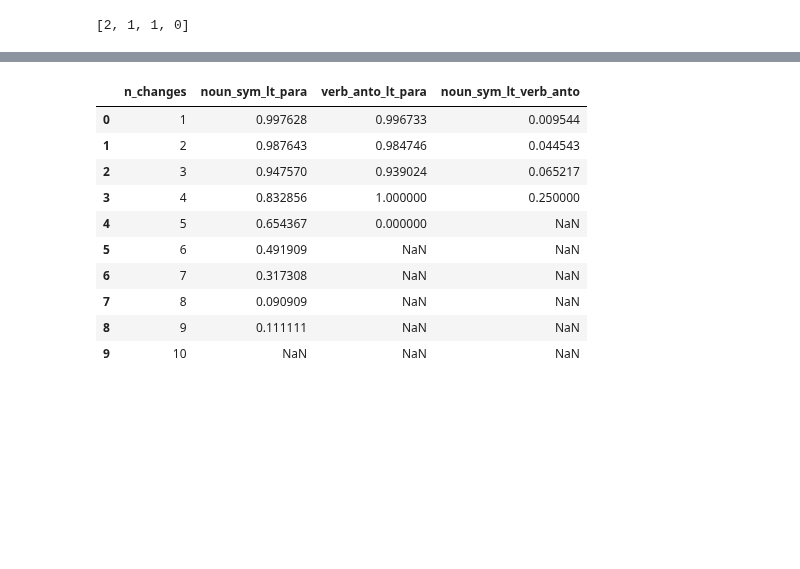
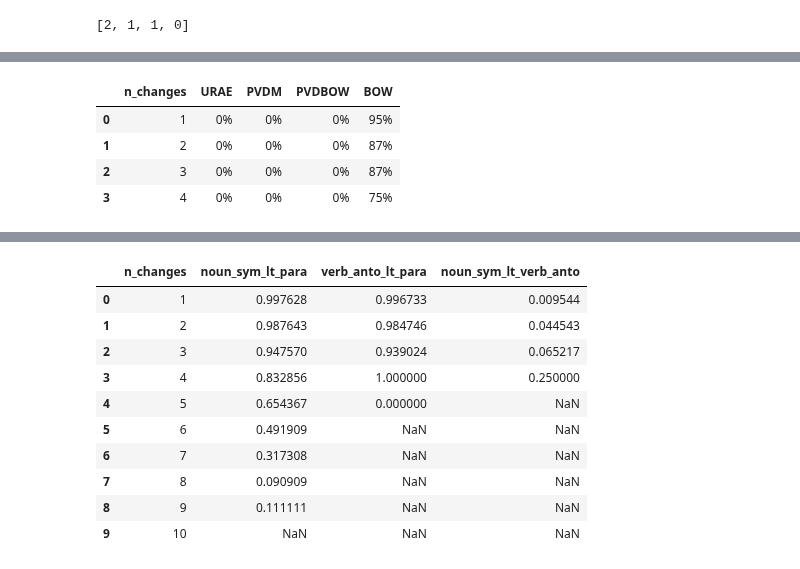
Before and after one commit to oxinabox/phd, a Jupyter notebook: prototypes/Projects/SemanticVsSyntacticEval/results_analysis.ipynb, the cells around one changed output, grey strips where cells are left out. Saved outputs shown, nothing was run; the diff lists cells and outputs as text; code cells hidden in the pictures; blank space fills up the shorter version.

```diff
--- a/prototypes/Projects/SemanticVsSyntacticEval/results_analysis.ipynb
+++ b/prototypes/Projects/SemanticVsSyntacticEval/results_analysis.ipynb
@@ -115 +244,23 @@ random_dists = get_dists_table("outVectors_random.csv")
+# %%
+def anto_eq_sym(dists,max_changes):
+    def inner():
+        for nchanges in range(1,max_changes+1):
+            verb_antos = dists["verb_anto_"+str(nchanges)]
+            noun_syms =  dists["noun_sym_"+str(nchanges)]
+            valid_dists = dists[np.logical_and(pd.notnull(verb_antos), pd.notnull(noun_syms))]
+            yield (verb_antos == noun_syms).sum()/len(valid_dists)
+    return list(inner())
+
+get_results_table(anto_eq_sym, 4,
+                  URAE= rae_dists,
+                  PVDM = wiki_sentence_concat_doc2vec_dists,
+                  PVDBOW = dbow_dists,
+                  BOW = bow_dists
+                 )
+# %% [output]
+|  | n_changes | URAE | PVDM | PVDBOW | BOW |
+| 0 | 1 | 0% | 0% | 0% | 95% |
+| 1 | 2 | 0% | 0% | 0% | 87% |
+| 2 | 3 | 0% | 0% | 0% | 87% |
+| 3 | 4 | 0% | 0% | 0% | 75% |
 # %%
```
Also changed, not shown: parts of 12 cells of this notebook.
